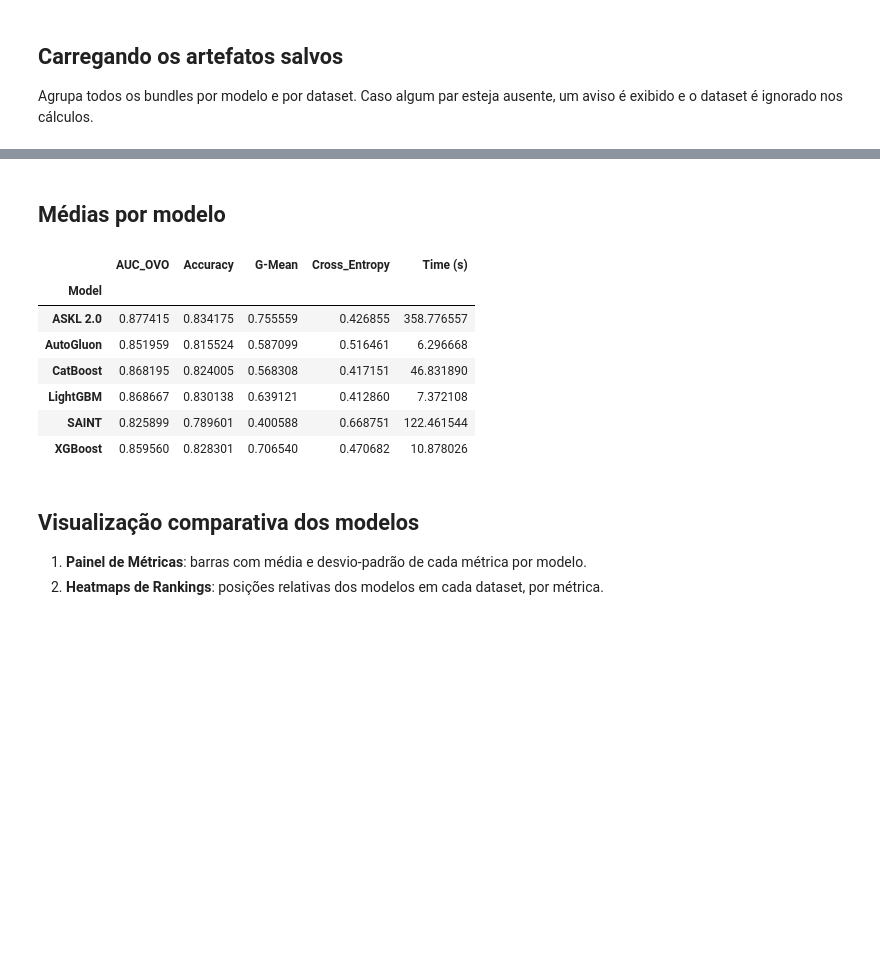
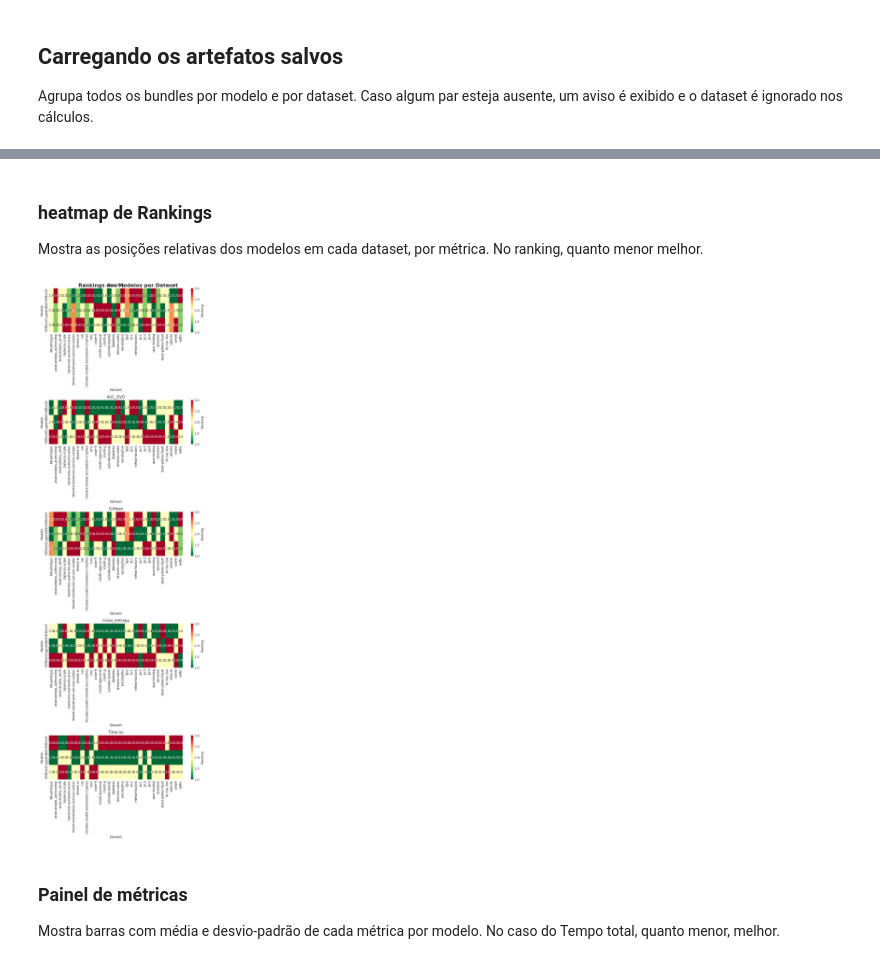
Before and after one commit to JDaniloC/AM-1, a Jupyter notebook: model_comparison.ipynb, the cells around one changed output, grey strips where cells are left out. Saved outputs shown, nothing was run; the diff lists cells and outputs as text; code cells hidden in the pictures; blank space fills up the shorter version.

```diff
--- a/model_comparison.ipynb
+++ b/model_comparison.ipynb
@@ -173,22 +199,44 @@ Resultados salvos em 'evaluation_results.csv'.
-# %% [markdown]
-## Médias por modelo
-# %%
-if results_df.empty:
-    print('Sem resultados para resumir.')
-else:
-    cols = ['AUC_OVO', 'Accuracy', 'G-Mean', 'Cross_Entropy', 'Time (s)']
-    display(results_df.groupby('Model')[cols].mean())
-# %% [output]
-|  | AUC_OVO | Accuracy | G-Mean | Cross_Entropy | Time (s) |
-| Model |  |  |  |  |  |
-| ASKL 2.0 | 0.877415 | 0.834175 | 0.755559 | 0.426855 | 358.776557 |
-| AutoGluon | 0.851959 | 0.815524 | 0.587099 | 0.516461 | 6.296668 |
-| CatBoost | 0.868195 | 0.824005 | 0.568308 | 0.417151 | 46.831890 |
-| LightGBM | 0.868667 | 0.830138 | 0.639121 | 0.412860 | 7.372108 |
-| SAINT | 0.825899 | 0.789601 | 0.400588 | 0.668751 | 122.461544 |
-| XGBoost | 0.859560 | 0.828301 | 0.706540 | 0.470682 | 10.878026 |
+# %% [markdown]
+### heatmap de Rankings
+
+Mostra as posições relativas dos modelos em cada dataset, por métrica. No ranking, quanto menor melhor.
+# %%
+ranking_metrics = [
+    ('Accuracy', True),
+    ('AUC_OVO', True),
+    ('G-Mean', True),
+    ('Cross_Entropy', False),
+    ('Time (s)', False)
+]
+
+fig, axes = plt.subplots(len(ranking_metrics), 1, figsize=(8, 5 * len(ranking_metrics)))
+fig.suptitle('Rankings dos Modelos por Dataset', fontsize=16, fontweight='bold')
+
+for ax, (metric, maximize) in zip(np.atleast_1d(axes), ranking_metrics):
+	pivot = results_df.pivot(index='Dataset', columns='Model', values=metric).dropna()
+	if pivot.empty:
+		ax.set_axis_off()
+		ax.set_title(f'Sem dados: {metric}')
+		continue
+
+	ranks = pivot.apply(lambda row: (-row).rank() if maximize else row.rank(), axis=1)
+	sns.heatmap(
+		ranks.T,
+		annot=True,
+		fmt='.1f',
+		cmap='RdYlGn_r',
+		ax=ax,
+		cbar_kws={'label': 'Ranking'}
+	)
+	ax.set_title(metric)
+	ax.set_xlabel('Dataset')
+	ax.set_ylabel('Modelo')
+
+plt.tight_layout()
+plt.show()
+# %% [output]
+[figure, added]
 # %% [markdown]
-## Visualização comparativa dos modelos
+### Painel de métricas
 
-1. **Painel de Métricas**: barras com média e desvio-padrão de cada métrica por modelo.
-2. **Heatmaps de Rankings**: posições relativas dos modelos em cada dataset, por métrica.
+Mostra barras com média e desvio-padrão de cada métrica por modelo. No caso do Tempo total, quanto menor, melhor.
```
Also changed, not shown: parts of 9 cells of this notebook, 5 other files.
